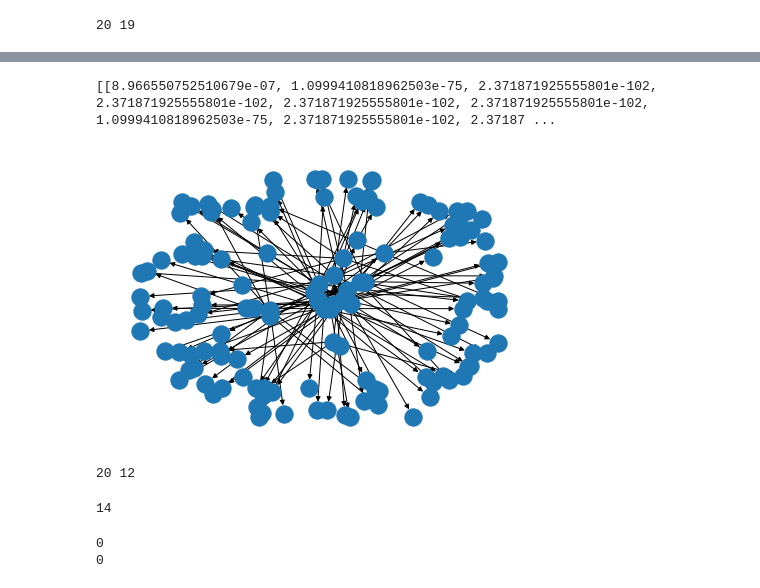
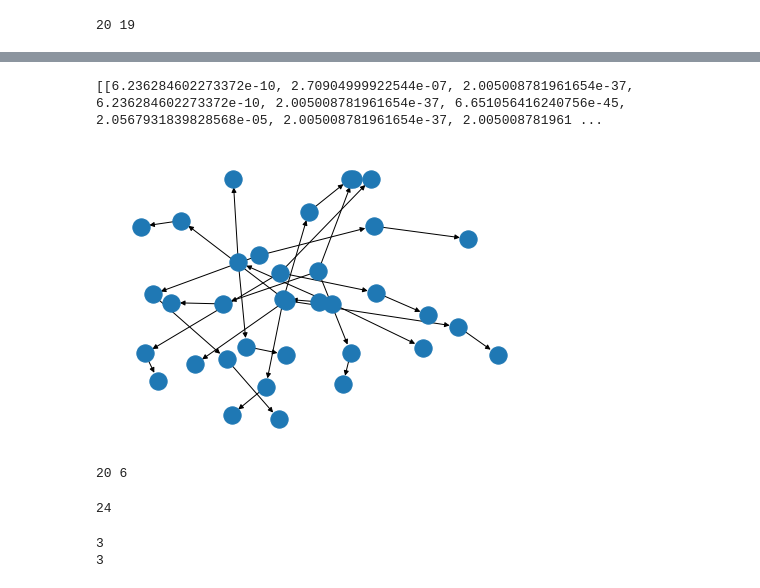
Before and after one commit to kehsihba19/Rumour-Detection, a Jupyter notebook: FINAL WORK.ipynb, the cells around one changed output, grey strips where cells are left out. Saved outputs shown, nothing was run; the diff lists cells and outputs as text; code cells hidden in the pictures.

```diff
--- a/FINAL WORK.ipynb
+++ b/FINAL WORK.ipynb
@@ -512,40 +519,40 @@ for node in nodes_in_cg:
             for j in range(0,len(arrivals_cg)):
                 if(i!=j):
                     new_delta_t_cg.append(abs(arrivals_cg[j]-arrivals_cg[i]))
             new_delta_ts_cg.append(new_delta_t_cg)
 #             print("new_delta_ts_cg",new_delta_ts_cg)
 #         print(new_delta_ts_cg)
 
         lambd_cg = []
         for i in range(0,len(new_delta_ts_cg)-1):
 #             print("---> ",len(new_delta_ts_cg[i]),len(new_delta_ts_cg[i+1]))
             val_cg = np.correlate(new_delta_ts_cg[i],new_delta_ts_cg[i+1],"same")
             for i in range(0,len(val_cg)):
                 if (val_cg[i]==0):
                     val_cg[i]=1
             lambd_cg.append(val_cg)
 #         print("lambd_cg",lambd_cg)
 #         print("delta_t_cg",delta_t_cg,"mu_cg",mu_cg)
-        sub_cg = np.subtract(delta_t_cg,mu_cg)
+        sub_cg = np.subtract(delta_t,mu_cg)
 #         print("sub_cg",sub_cg)
         lambd_cg[0][1]=0
         powerOfe_cg = np.dot(np.dot((sub_cg), np.linalg.inv(lambd_cg) ),np.transpose(sub_cg))
 #         print("powerOfe_cg",powerOfe_cg)
         powerOfe_cg=abs(powerOfe_cg)
         fun_cg = (1/np.linalg.det(lambd_cg))*np.exp(-(1/2)*powerOfe_cg)
         vecOfArgmax_cg.append(fun_cg)
     toTakeArgmax_cg.append(vecOfArgmax_cg)
 print(toTakeArgmax_cg)
 #     print(node)
 # nx.draw(nx.bfs_tree(g, source = 5))
 #     print(time_of_diffusion)
 # %% [output]
-[[8.966550752510679e-07, 1.0999410818962503e-75, 2.371871925555801e-102, 2.371871925555801e-102, 2.371871925555801e-102, 2.371871925555801e-102, 1.0999410818962503e-75, 2.371871925555801e-102, 2.37187 ...
+[[6.236284602273372e-10, 2.70904999922544e-07, 2.005008781961654e-37, 6.236284602273372e-10, 2.005008781961654e-37, 6.651056416240756e-45, 2.0567931839828568e-05, 2.005008781961654e-37, 2.005008781961 ...
-[figure, old version]
+[figure, new version]
 # %%
 print(len(toTakeArgmax_cg[0]),len(toTakeArgmax_cg))
 # %% [output]
-20 12
+20 6
 # %%
 finArg_cg = np.argmax(toTakeArgmax_cg,axis=1)
 # %%
@@ -558,10 +565,10 @@ for i in range(0,len(finArg_cg)):
 source_node=nodes_in_cg[id_cg]
 print(source_node)
 # %% [output]
-14
+24
 # %%
 print(partition[source_node])
-print(partition[10])
+print(partition[29])
 # %% [output]
-0
-0
+3
+3
```
Also changed, not shown: parts of 21 cells of this notebook.
